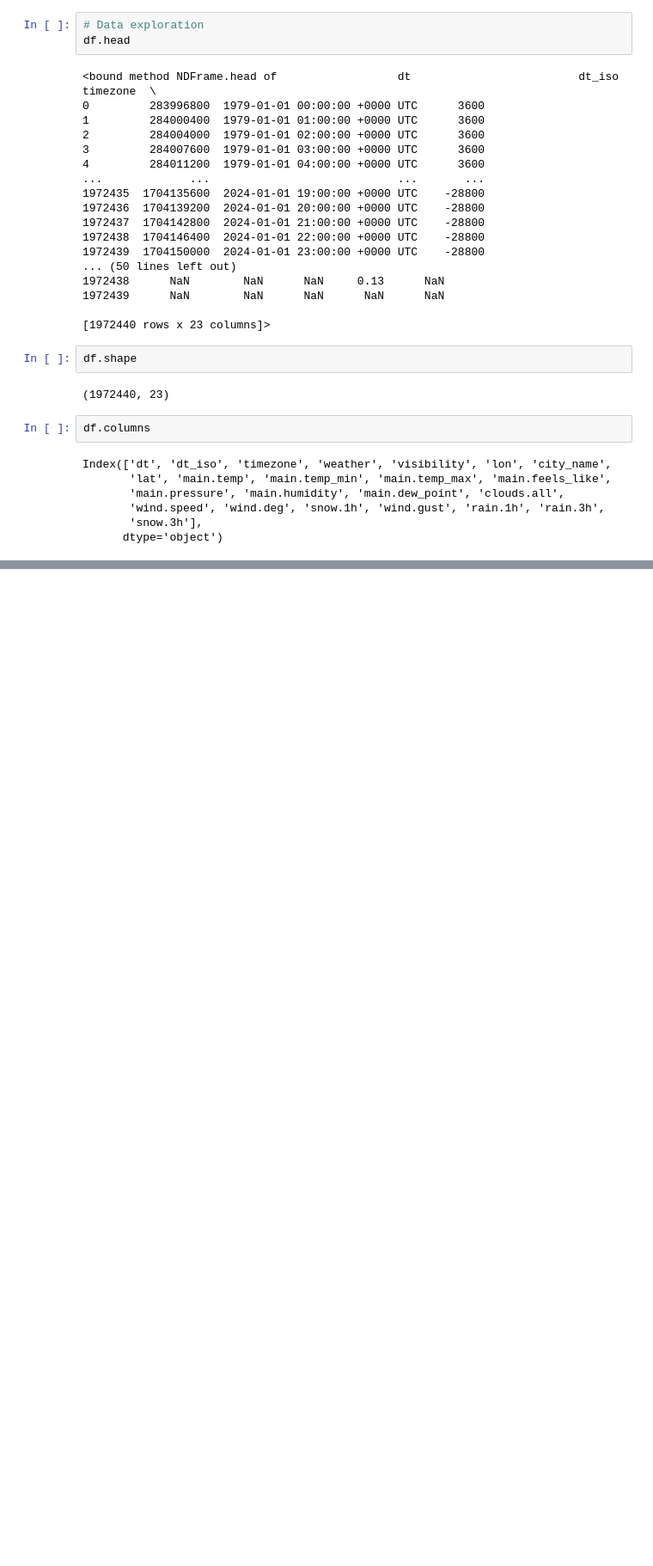
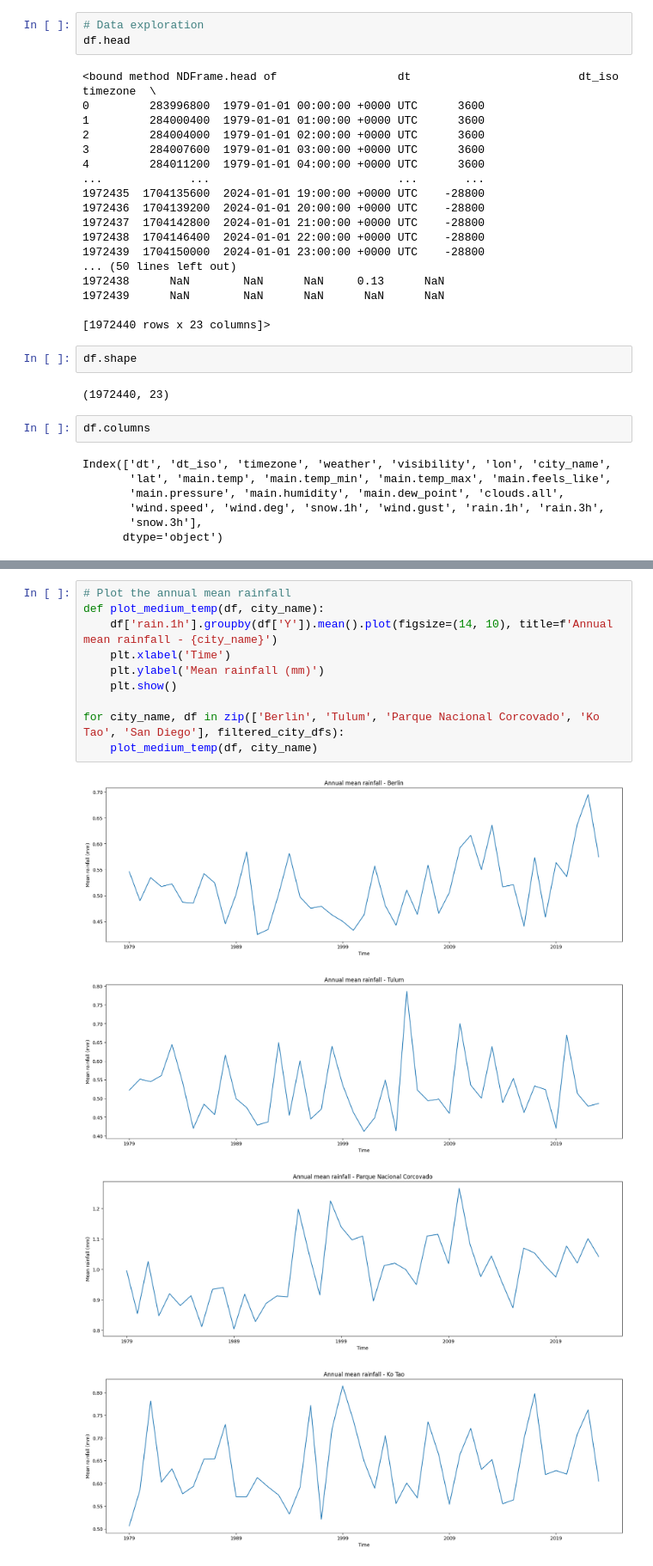
Before and after one commit to KatTiel/data_pipeline_weather_data, a Jupyter notebook: transform/open_weather_history.ipynb, the cells around one changed output, grey strips where cells are left out. Shown at 86% size. Drawn from its saved outputs; the diff is of its cells as text; blank space fills up the shorter version.

```diff
--- a/transform/open_weather_history.ipynb
+++ b/transform/open_weather_history.ipynb
@@ -141,0 +143,15 @@ plt.show(fig)
+# %%
+# Plot the annual mean rainfall
+def plot_medium_temp(df, city_name):
+    df['rain.1h'].groupby(df['Y']).mean().plot(figsize=(14, 10), title=f'Annual mean rainfall - {city_name}')
+    plt.xlabel('Time')
+    plt.ylabel('Mean rainfall (mm)')
+    plt.show()
+
+for city_name, df in zip(['Berlin', 'Tulum', 'Parque Nacional Corcovado', 'Ko Tao', 'San Diego'], filtered_city_dfs):
+    plot_medium_temp(df, city_name)
+# %% [output]
+[figure, added]
+[figure, added]
+[figure, added]
+[figure, added]
```
Also changed, not shown: parts of 10 cells of this notebook, 2 other files.
